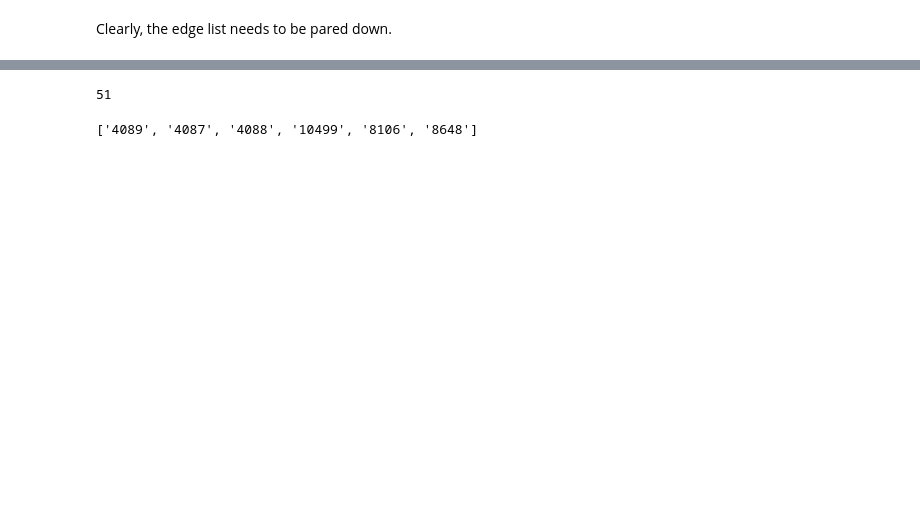
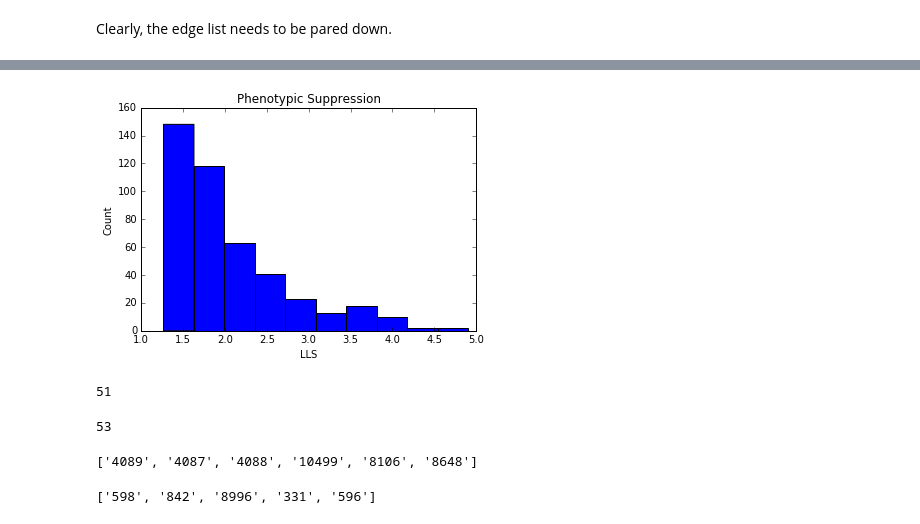
Before and after one commit to jon-young/genetic_interact, a Jupyter notebook: doc/Manuscript Figures.ipynb, the cells around one changed output, grey strips where cells are left out. Drawn from its saved outputs; the diff is of its cells as text; code cells hidden in the pictures; blank space fills up the shorter version.

```diff
--- a/doc/Manuscript Figures.ipynb
+++ b/doc/Manuscript Figures.ipynb
@@ -131,3 +159,11 @@ plt.show()
+# %%
+plt.hist([float(edge[2]) for edge in edgeset])
+plt.xlabel('LLS')
+plt.ylabel('Count')
+plt.title('Phenotypic Suppression')
+plt.show()
+# %% [output]
+[figure, added]
 # %%
 edgelist = [edge for edge in edgeset if float(edge[2]) > 3.0]
 # %%
@@ -135,3 +171,7 @@ len(edgelist)
 # %% [output]
 51
+# %%
+len(edgelist)  # phenotypic suppression
+# %% [output]
+53
 # %%
@@ -139,5 +179,9 @@ seed2intacts['22938']
 # %% [output]
 ['4089', '4087', '4088', '10499', '8106', '8648']
+# %%
+seed2intacts['841']  # phenotypic suppression
+# %% [output]
+['598', '842', '8996', '331', '596']
 # %%
 os.chdir(os.path.join('..', 'doc'))
 # %%
```
Also changed, not shown: parts of 45 cells of this notebook.
